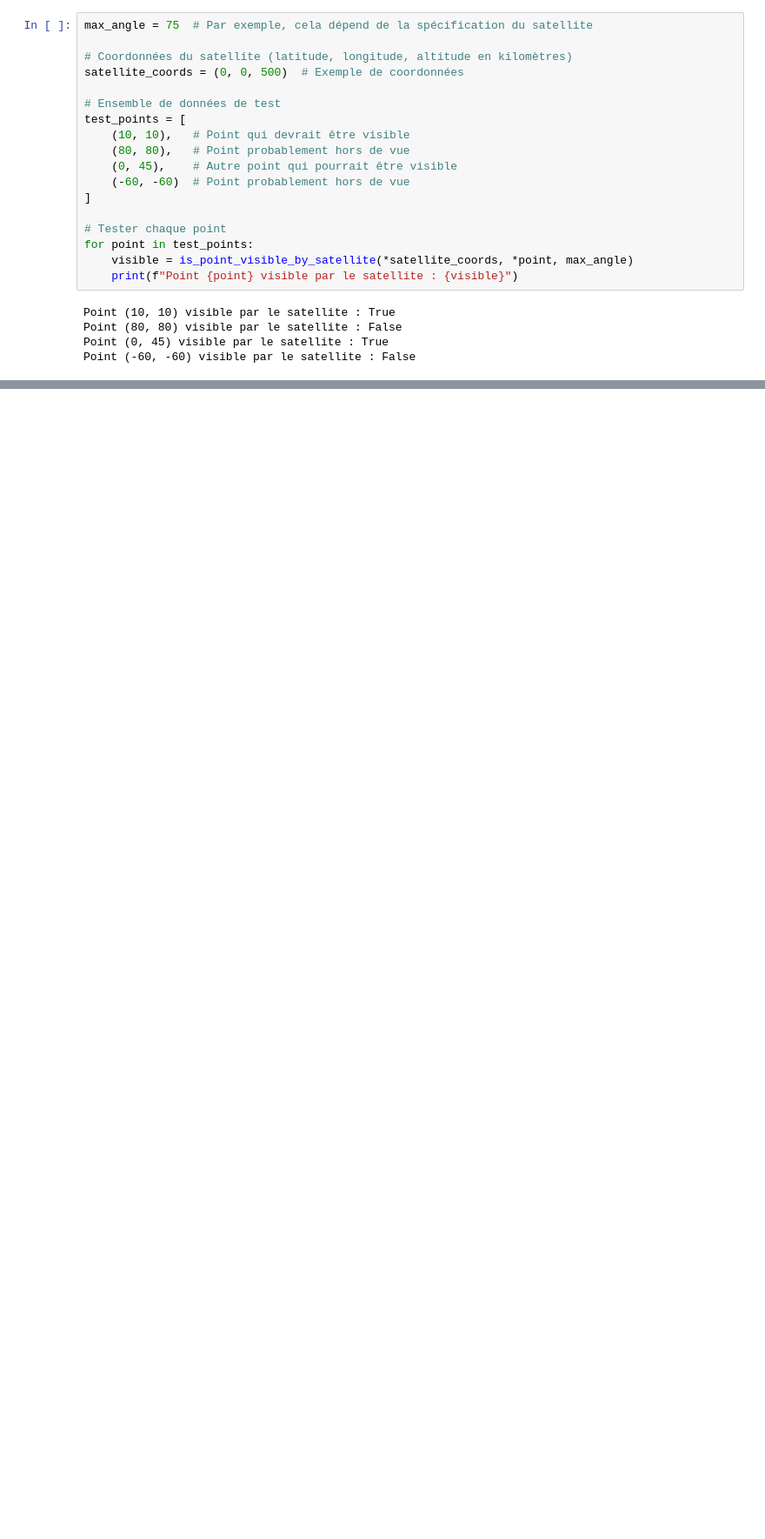
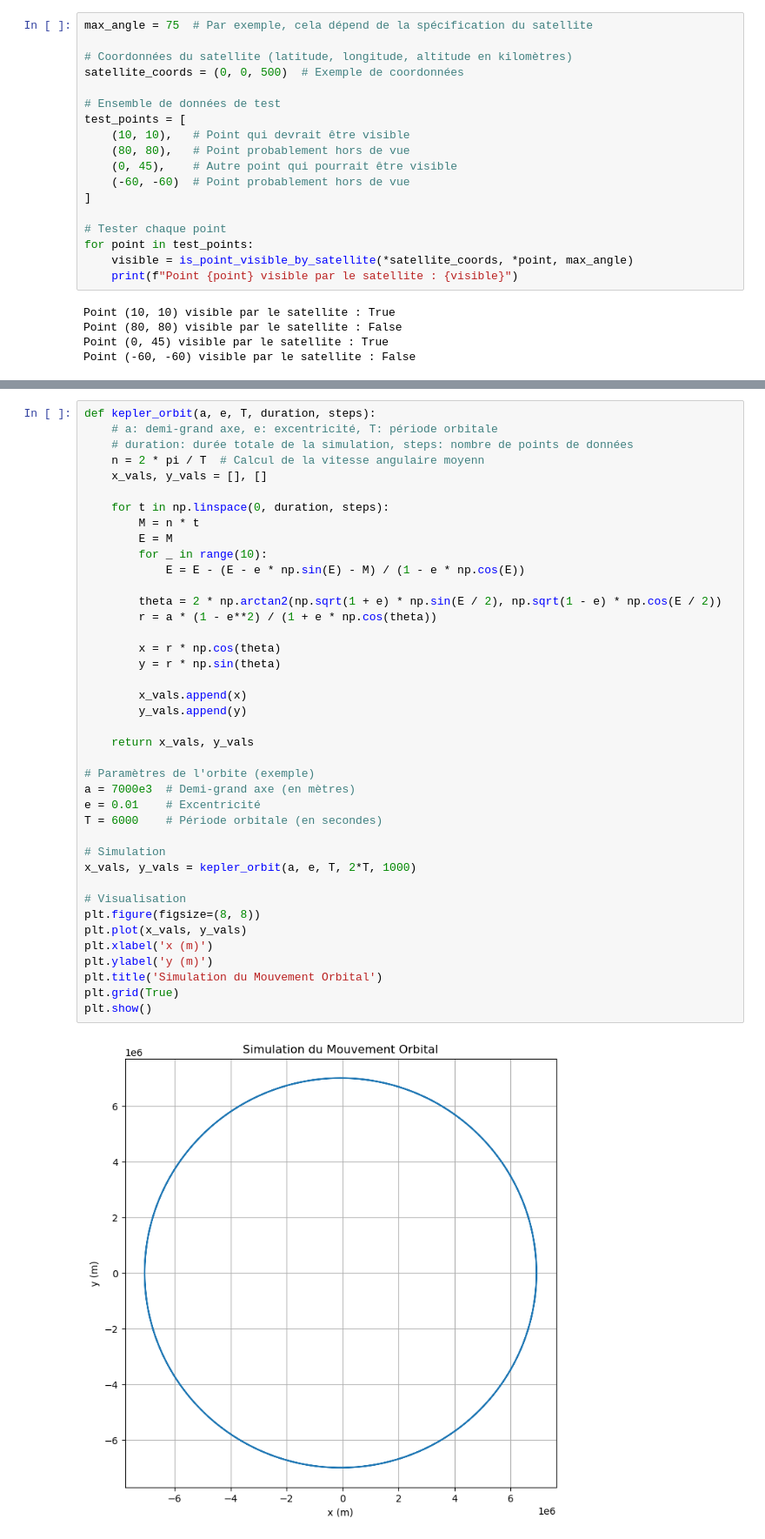
Before and after one commit to logeek456/P4-MAP-Group4, a Jupyter notebook: Sphere.ipynb, the cells around one changed output, grey strips where cells are left out. Shown at 87% size. Drawn from its saved outputs; the diff is of its cells as text; blank space fills up the shorter version.

```diff
--- a/Sphere.ipynb
+++ b/Sphere.ipynb
@@ -97,0 +107,42 @@ Point (-60, -60) visible par le satellite : False
+# %%
+def kepler_orbit(a, e, T, duration, steps):
+    # a: demi-grand axe, e: excentricité, T: période orbitale
+    # duration: durée totale de la simulation, steps: nombre de points de données
+    n = 2 * pi / T  # Calcul de la vitesse angulaire moyenn
+    x_vals, y_vals = [], []
+
+    for t in np.linspace(0, duration, steps):
+        M = n * t
+        E = M
+        for _ in range(10):
+            E = E - (E - e * np.sin(E) - M) / (1 - e * np.cos(E))
+
+        theta = 2 * np.arctan2(np.sqrt(1 + e) * np.sin(E / 2), np.sqrt(1 - e) * np.cos(E / 2))
+        r = a * (1 - e**2) / (1 + e * np.cos(theta))
+
+        x = r * np.cos(theta)
+        y = r * np.sin(theta)
+
+        x_vals.append(x)
+        y_vals.append(y)
+
+    return x_vals, y_vals
+
+# Paramètres de l'orbite (exemple)
+a = 7000e3  # Demi-grand axe (en mètres)
+e = 0.01    # Excentricité
+T = 6000    # Période orbitale (en secondes)
+
+# Simulation
+x_vals, y_vals = kepler_orbit(a, e, T, 2*T, 1000)
+
+# Visualisation
+plt.figure(figsize=(8, 8))
+plt.plot(x_vals, y_vals)
+plt.xlabel('x (m)')
+plt.ylabel('y (m)')
+plt.title('Simulation du Mouvement Orbital')
+plt.grid(True)
+plt.show()
+# %% [output]
+[figure, added]
```
Also changed, not shown: parts of 6 cells of this notebook, 3 other files.
